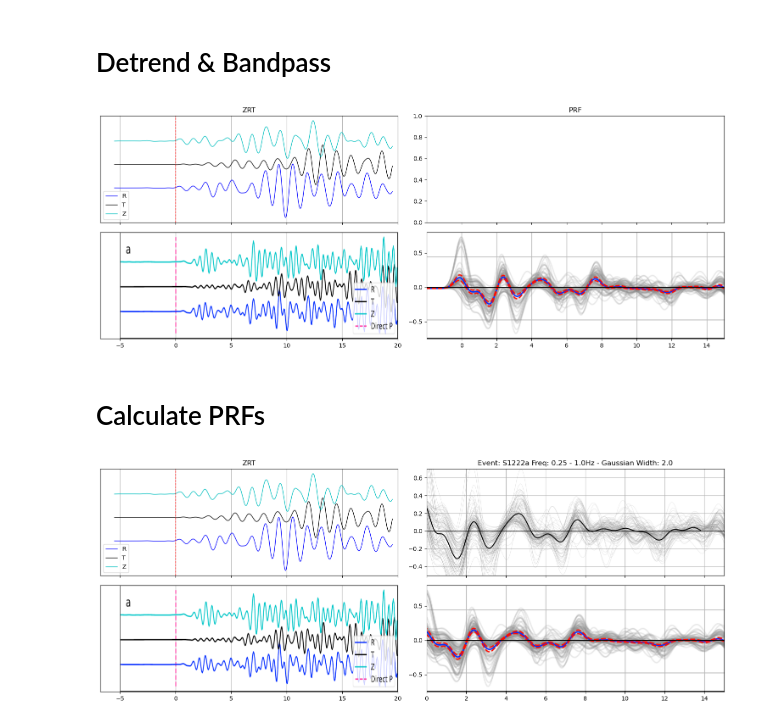
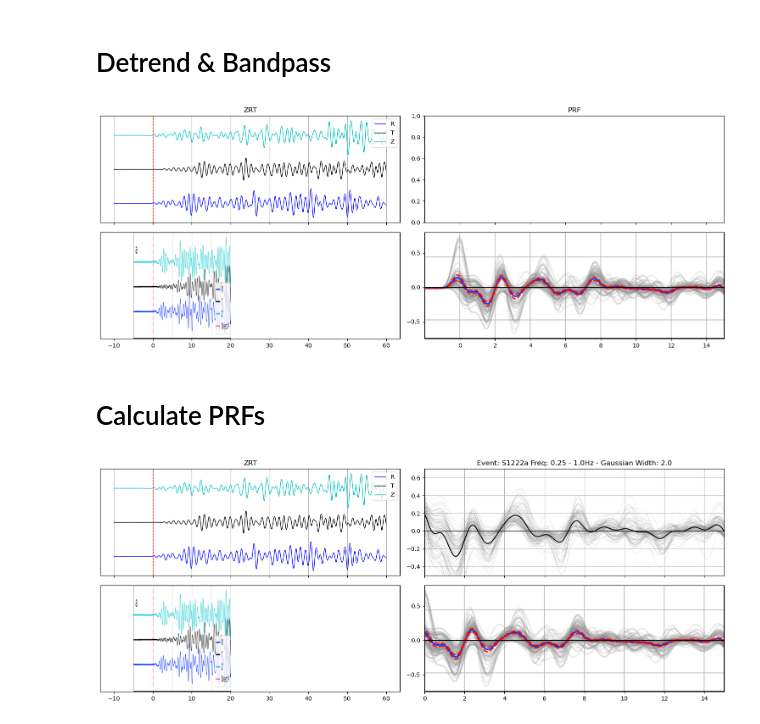
Before and after one commit to t0mmyt/insight-notebooks, a Jupyter notebook: notebooks/S1222a.ipynb, the cells around one changed output. Cells and saved outputs as stored; diff of their text form; code cells hidden in the pictures.

```diff
--- a/notebooks/S1222a.ipynb
+++ b/notebooks/S1222a.ipynb
@@ -60,35 +60,35 @@ def trace_plot(axes: Axes, trace: obspy.Trace, start=10, end=40, t_offset=10, y_
 
 bandpass = {"freqmin": 0.25, "freqmax": 1.0, "corners": 4, "zerophase": True}
 st_zrt_filtered = st_zrt.copy()
 st_zrt_filtered.detrend()
 st_zrt_filtered.filter(type="highpass", freq=0.01)
 st_zrt_filtered.filter(type="bandpass", **bandpass)
 
 fig, axs = plt.subplots(2, 2, figsize=(15, 6), dpi=100, sharex="col")
 axs[0][0].set_title("ZRT")
 axs[0][0].set_yticks([])
 axs[0][1].set_title("PRF")
 axs[1][0].imshow(img_zrt, extent=(-5, 20, -1, 1), aspect="auto")
 axs[1][0].set_yticks([])
 axs[1][1].imshow(img_prf, extent=(-2, 15, -.75, .8), aspect="auto")
 axs[1][1].set_xticks(np.arange(0, 16, 2.0))
 axs[1][1].set_yticks(np.arange(-.5, .6, .5))
 axs[1][1].axhline(0, color="k")
 ax = axs[0][0]
 cols = "bkc"
 plot_order = (1, 2, 0)
 offset = 0.5
 st_plottable = st_zrt_filtered.copy().normalize(global_max=True)
 for i in range(len(plot_order)):
     tr = st_plottable.traces[plot_order[i]]
-    trace_plot(ax, tr, start=5, end=30, t_offset=5.5, y_offset=-offset + i * offset,
+    trace_plot(ax, tr, start=20, end=90, t_offset=10, y_offset=-offset + i * offset,
                plt_args={"label": tr.meta.channel[-1], "color": cols[i], "linewidth": 1})
 ax.grid(which="major")
 ax.axvline(0, color="r", linewidth=1, linestyle="--")
 ax.legend()
 fig.tight_layout()
 # %% [output]
-[figure, old version]
+[figure, new version]
 # %% [markdown]
 # Calculate PRFs
 # %%
@@ -114,8 +114,8 @@ ax.cla()
 series = []
 
 for window in np.arange(15, 100 + rf_start + 1, 1):
-    st_sliced = st_zrt_filtered.slice(UTCDateTime(event.p_arrival - timedelta(seconds=rf_start)),
-                                      UTCDateTime(event.p_arrival + timedelta(seconds=int(window) + rf_start)))
+    st_sliced = st_zrt_filtered.slice(UTCDateTime(event.arrival - timedelta(seconds=rf_start)),
+                                      UTCDateTime(event.arrival + timedelta(seconds=int(window) + rf_start)))
     rf = RFTrace.deconvolute(
         utr=st_sliced.select(component="R")[0],  # utr = numerator (radial for PdS)
         wtr=st_sliced.select(component="Z")[0],  # wtr = denominator (vertical component for PdS)
@@ -145,4 +145,4 @@ ax.grid(which="major")
 ax.set_title(f"Event: {EVENT} Freq: {bandpass['freqmin']} - {bandpass['freqmax']}Hz - Gaussian Width: {gauss_width}")
 fig
 # %% [output]
-[figure, old version]
+[figure, new version]
```
Also changed, not shown: parts of 1 cell of this notebook, 19 other files.
